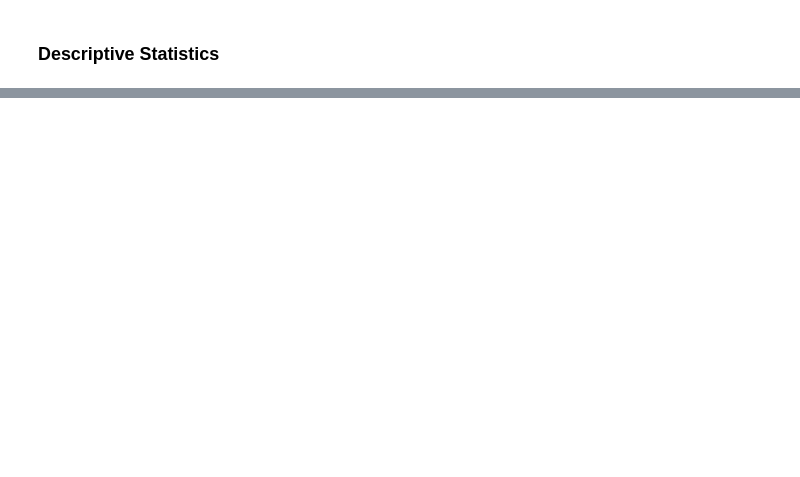
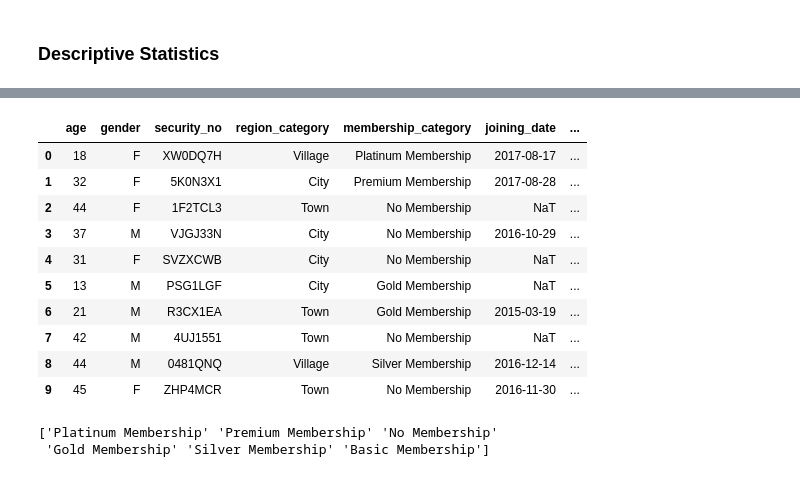
Before and after one commit to noliangeles/Capstone, a Jupyter notebook: EDA/eda jupyter.ipynb, the cells around one changed output, grey strips where cells are left out. Cells and saved outputs as stored; diff of their text form; code cells hidden in the pictures; blank space fills up the shorter version.

```diff
--- a/EDA/eda jupyter.ipynb
+++ b/EDA/eda jupyter.ipynb
@@ -305,0 +383,34 @@ df_clean.head(25)
+# %%
+# create engagement score based on behavioral features (avg_time_spent, avg_frequency_login_days, points_in_wallet)
+df_clean['engagement_score'] = (
+    df_clean['avg_time_spent'] * df_clean['avg_frequency_login_days']
+) + df_clean['points_in_wallet']
+# %% [output]
+|  | age | gender | security_no | region_category | membership_category | joining_date | ... |
+| 0 | 18 | F | XW0DQ7H | Village | Platinum Membership | 2017-08-17 | ... |
+| 1 | 32 | F | 5K0N3X1 | City | Premium Membership | 2017-08-28 | ... |
+| 2 | 44 | F | 1F2TCL3 | Town | No Membership | NaT | ... |
+| 3 | 37 | M | VJGJ33N | City | No Membership | 2016-10-29 | ... |
+| 4 | 31 | F | SVZXCWB | City | No Membership | NaT | ... |
+| 5 | 13 | M | PSG1LGF | City | Gold Membership | NaT | ... |
+| 6 | 21 | M | R3CX1EA | Town | Gold Membership | 2015-03-19 | ... |
+| 7 | 42 | M | 4UJ1551 | Town | No Membership | NaT | ... |
+| 8 | 44 | M | 0481QNQ | Village | Silver Membership | 2016-12-14 | ... |
+| 9 | 45 | F | ZHP4MCR | Town | No Membership | 2016-11-30 | ... |
+# %%
+# check values for membership category
+membership_categories = df_clean['membership_category'].unique()
+print(membership_categories)
+
+# group similar membership values (e.g none, basic, paid)
+df_clean['membership_grouped'] = df_clean['membership_category'].replace({
+    'No Membership': 'None',
+    'Basic Membership': 'Basic',
+    'Silver Membership': 'Paid',
+    'Gold Membership': 'Paid',
+    'Premium Membership': 'Paid',
+    'Platinum Membership': 'Paid'
+})
+# %% [output]
+['Platinum Membership' 'Premium Membership' 'No Membership'
+ 'Gold Membership' 'Silver Membership' 'Basic Membership']
```
Also changed, not shown: parts of 15 cells of this notebook, 1 other file.
